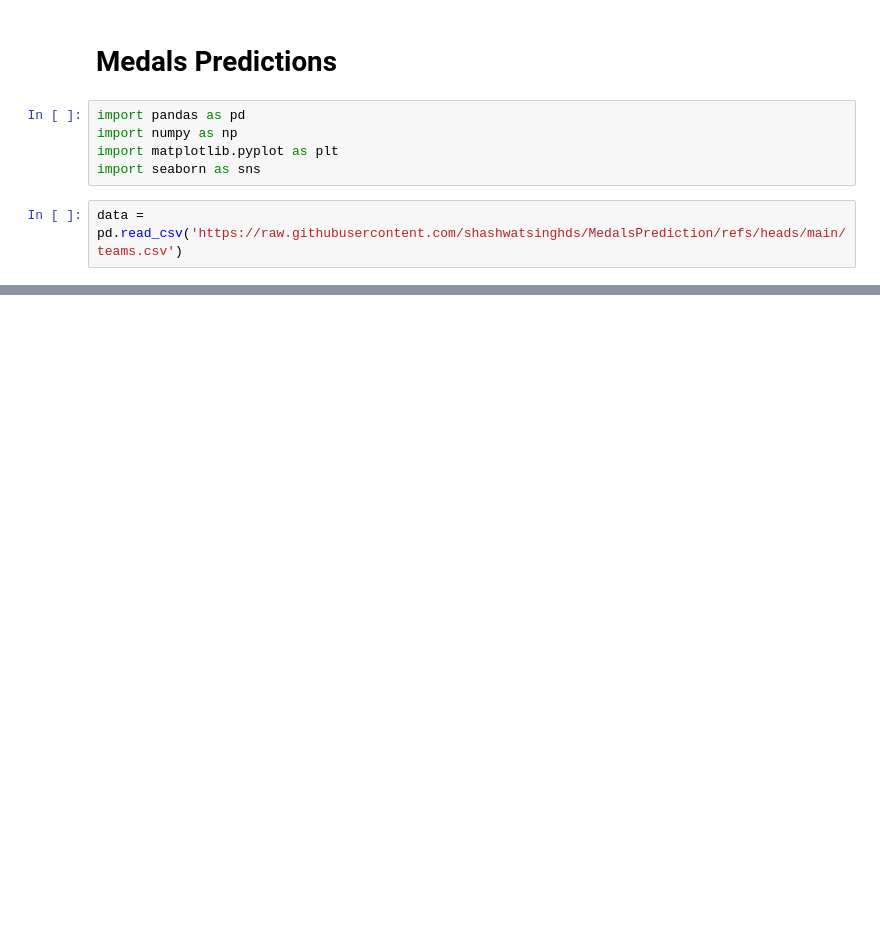
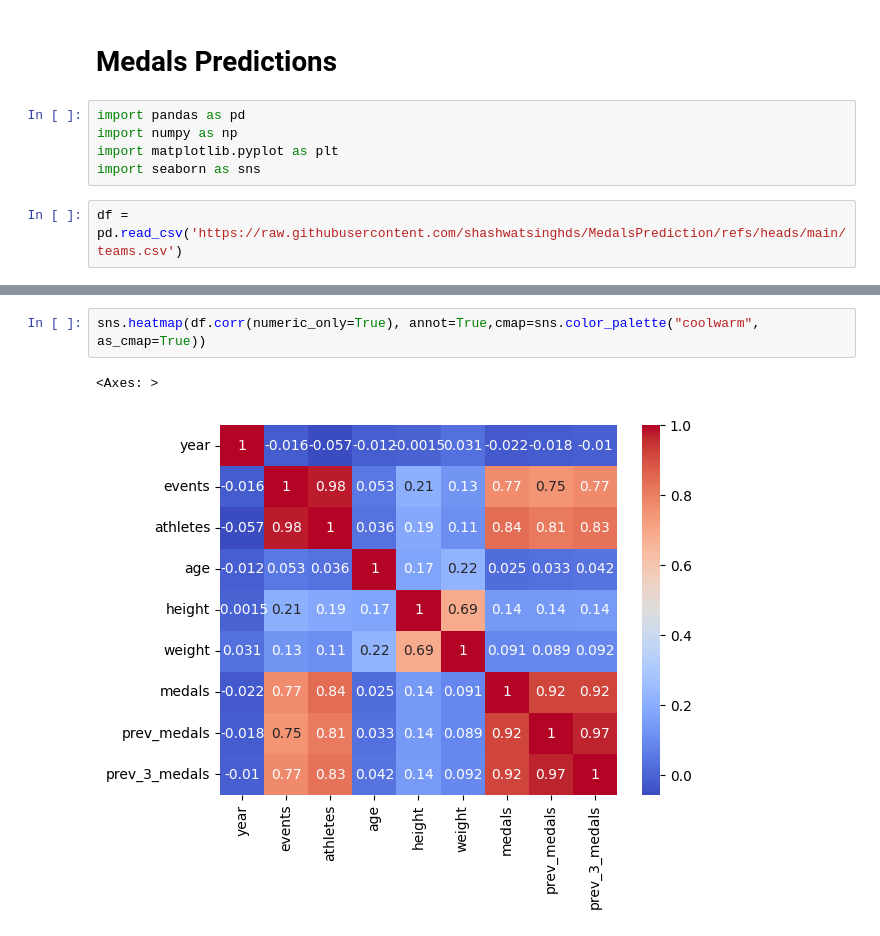
Before and after one commit to shashwatsinghds/MedalsPrediction, a Jupyter notebook: code.ipynb, the cells around one changed output, grey strips where cells are left out. Saved outputs shown, nothing was run; the diff lists cells and outputs as text; blank space fills up the shorter version.

```diff
--- a/code.ipynb
+++ b/code.ipynb
@@ -8,5 +6,5 @@ import numpy as np
 import matplotlib.pyplot as plt
 import seaborn as sns
 # %%
-data = pd.read_csv('https://raw.githubusercontent.com/shashwatsinghds/MedalsPrediction/refs/heads/main/teams.csv')
+df = pd.read_csv('https://raw.githubusercontent.com/shashwatsinghds/MedalsPrediction/refs/heads/main/teams.csv')
 # %%
@@ -20,0 +52,5 @@ data.head()
+# %%
+sns.heatmap(df.corr(numeric_only=True), annot=True,cmap=sns.color_palette("coolwarm", as_cmap=True))
+# %% [output]
+<Axes: >
+[figure, added]
```
Also changed, not shown: parts of 4 cells of this notebook.
